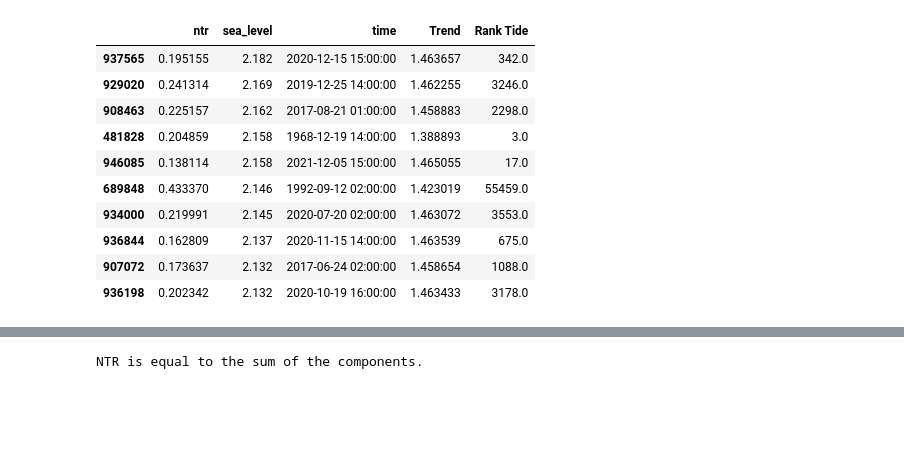
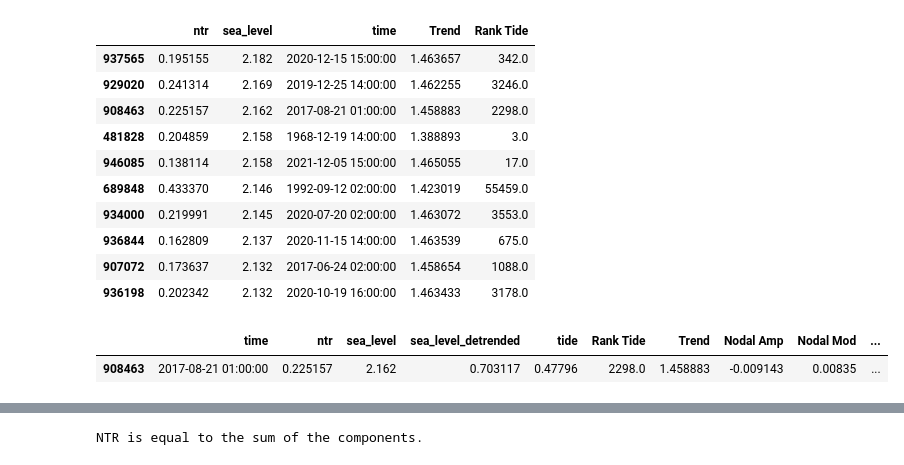
Before and after one commit to uhsealevelcenter/SL_Indicators, a Jupyter notebook: notebooks/Annual/1_6_3_contributions_to_daily_sea_level.ipynb, the cells around one changed output, grey strips where cells are left out. Saved outputs shown, nothing was run; the diff lists cells and outputs as text; code cells hidden in the pictures; blank space fills up the shorter version.

```diff
--- a/notebooks/Annual/1_6_3_contributions_to_daily_sea_level.ipynb
+++ b/notebooks/Annual/1_6_3_contributions_to_daily_sea_level.ipynb
@@ -1354,6 +1348,11 @@ ntr_filtered_extremes_high[['ntr', 'sea_level', 'time','Trend','Rank Tide']].sor
 | 936844 | 0.162809 | 2.137 | 2020-11-15 14:00:00 | 1.463539 | 675.0 |
 | 907072 | 0.173637 | 2.132 | 2017-06-24 02:00:00 | 1.458654 | 1088.0 |
 | 936198 | 0.202342 | 2.132 | 2020-10-19 16:00:00 | 1.463433 | 3178.0 |
+# %%
+data_on_date
+# %% [output]
+|  | time | ntr | sea_level | sea_level_detrended | tide | Rank Tide | Trend | Nodal Amp | Nodal Mod | ... |
+| 908463 | 2017-08-21 01:00:00 | 0.225157 | 2.162 | 0.703117 | 0.47796 | 2298.0 | 1.458883 | -0.009143 | 0.00835 | ... |
 # %%
 # make separate plot for comparison of event size vs climatology
 
```
Also changed, not shown: parts of 28 cells of this notebook, 1 other file.
